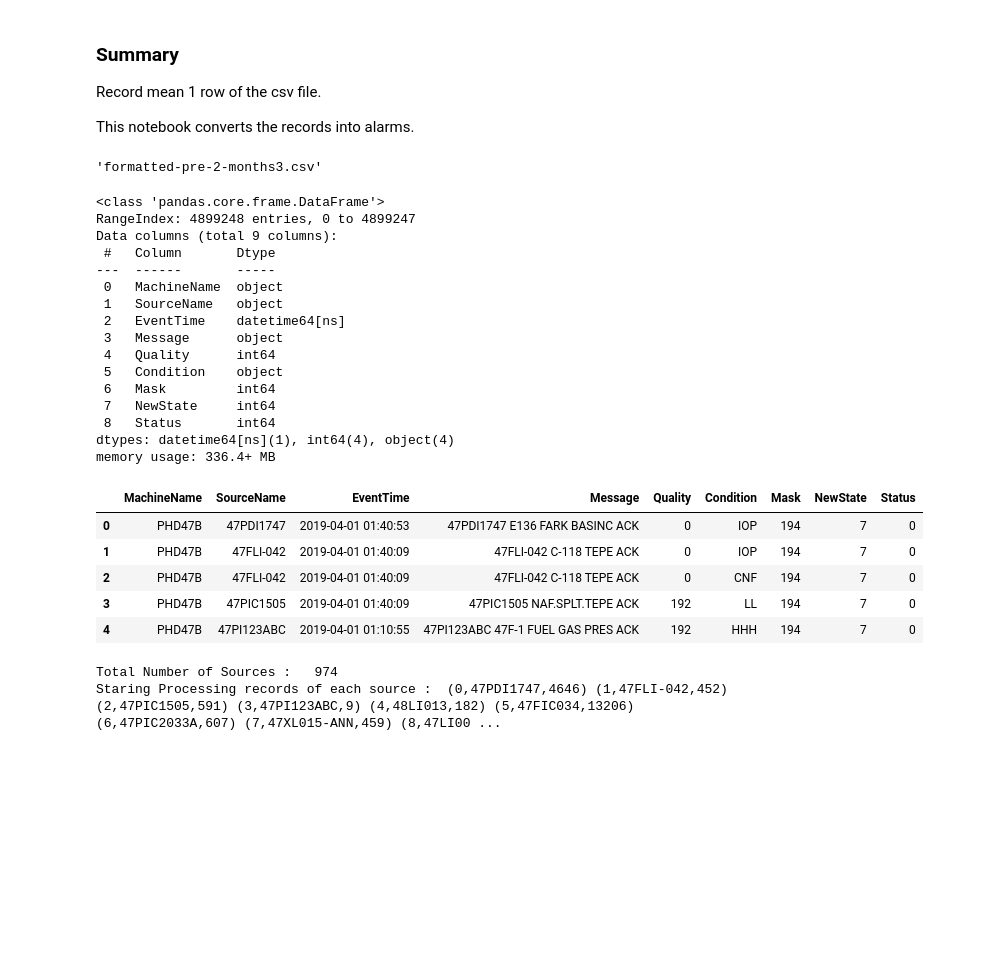
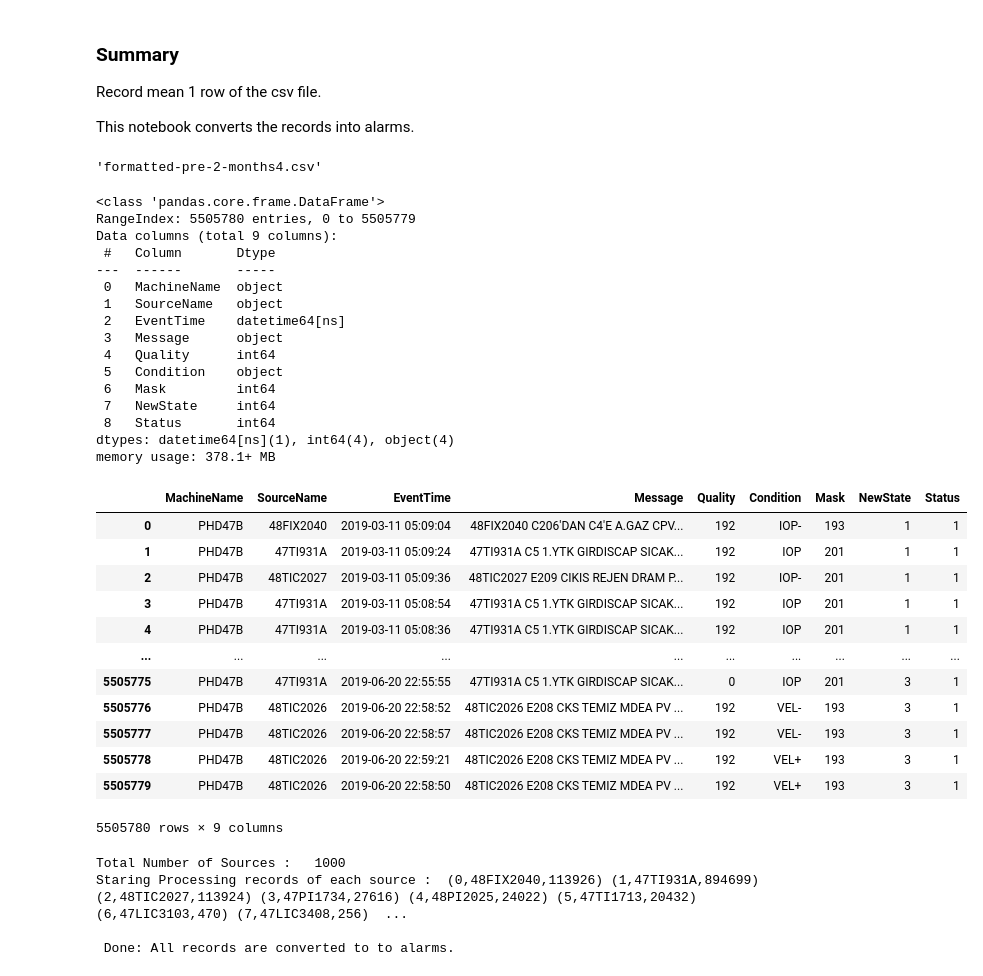
Before and after one commit to warisgill/tupras-analysis, a Jupyter notebook: new-alarm/pre-2.ipynb, the cells around one changed output. Saved outputs shown, nothing was run; the diff lists cells and outputs as text; code cells hidden in the pictures; blank space fills up the shorter version.

```diff
--- a/new-alarm/pre-2.ipynb
+++ b/new-alarm/pre-2.ipynb
@@ -10,12 +10,12 @@ import time
 from alarms import  convertRecordsToAlarms
 start = time.time()
 # %%
-input_fname = "formatted-pre-1-months3.csv"
+input_fname = "formatted-pre-1-months4.csv"
 output_fname = "formatted-pre-2-" + input_fname.split("-")[-1]
 path = "./data/new/"
 output_fname
 # %% [output]
-'formatted-pre-2-months3.csv'
+'formatted-pre-2-months4.csv'
 # %%
 df = pd.read_csv(path + input_fname, low_memory=False, parse_dates=["EventTime"])
 
@@ -28,7 +28,7 @@ df.info()
 # df["EventTime"] = df["EventTime"].apply(lambda d: parse(d))
 # %% [output]
 <class 'pandas.core.frame.DataFrame'>
-RangeIndex: 4899248 entries, 0 to 4899247
+RangeIndex: 5505780 entries, 0 to 5505779
 Data columns (total 9 columns):
  #   Column       Dtype
 ---  ------       -----
@@ -42,16 +42,23 @@ Data columns (total 9 columns):
  7   NewState     int64
  8   Status       int64
 dtypes: datetime64[ns](1), int64(4), object(4)
-memory usage: 336.4+ MB
+memory usage: 378.1+ MB
 # %%
-df.head()
+df
 # %% [output]
 |  | MachineName | SourceName | EventTime | Message | Quality | Condition | Mask | NewState | Status |
-| 0 | PHD47B | 47PDI1747 | 2019-04-01 01:40:53 | 47PDI1747 E136 FARK BASINC ACK | 0 | IOP | 194 | 7 | 0 |
-| 1 | PHD47B | 47FLI-042 | 2019-04-01 01:40:09 | 47FLI-042 C-118 TEPE ACK | 0 | IOP | 194 | 7 | 0 |
-| 2 | PHD47B | 47FLI-042 | 2019-04-01 01:40:09 | 47FLI-042 C-118 TEPE ACK | 0 | CNF | 194 | 7 | 0 |
-| 3 | PHD47B | 47PIC1505 | 2019-04-01 01:40:09 | 47PIC1505 NAF.SPLT.TEPE ACK | 192 | LL | 194 | 7 | 0 |
-| 4 | PHD47B | 47PI123ABC | 2019-04-01 01:10:55 | 47PI123ABC 47F-1 FUEL GAS PRES ACK | 192 | HHH | 194 | 7 | 0 |
+| 0 | PHD47B | 48FIX2040 | 2019-03-11 05:09:04 | 48FIX2040 C206'DAN C4'E A.GAZ CPV... | 192 | IOP- | 193 | 1 | 1 |
+| 1 | PHD47B | 47TI931A | 2019-03-11 05:09:24 | 47TI931A C5 1.YTK GIRDISCAP SICAK... | 192 | IOP | 201 | 1 | 1 |
+| 2 | PHD47B | 48TIC2027 | 2019-03-11 05:09:36 | 48TIC2027 E209 CIKIS REJEN DRAM P... | 192 | IOP- | 201 | 1 | 1 |
+| 3 | PHD47B | 47TI931A | 2019-03-11 05:08:54 | 47TI931A C5 1.YTK GIRDISCAP SICAK... | 192 | IOP | 201 | 1 | 1 |
+| 4 | PHD47B | 47TI931A | 2019-03-11 05:08:36 | 47TI931A C5 1.YTK GIRDISCAP SICAK... | 192 | IOP | 201 | 1 | 1 |
+| ... | ... | ... | ... | ... | ... | ... | ... | ... | ... |
+| 5505775 | PHD47B | 47TI931A | 2019-06-20 22:55:55 | 47TI931A C5 1.YTK GIRDISCAP SICAK... | 0 | IOP | 201 | 3 | 1 |
+| 5505776 | PHD47B | 48TIC2026 | 2019-06-20 22:58:52 | 48TIC2026 E208 CKS TEMIZ MDEA PV ... | 192 | VEL- | 193 | 3 | 1 |
+| 5505777 | PHD47B | 48TIC2026 | 2019-06-20 22:58:57 | 48TIC2026 E208 CKS TEMIZ MDEA PV ... | 192 | VEL- | 193 | 3 | 1 |
+| 5505778 | PHD47B | 48TIC2026 | 2019-06-20 22:59:21 | 48TIC2026 E208 CKS TEMIZ MDEA PV ... | 192 | VEL+ | 193 | 3 | 1 |
+| 5505779 | PHD47B | 48TIC2026 | 2019-06-20 22:58:50 | 48TIC2026 E208 CKS TEMIZ MDEA PV ... | 192 | VEL+ | 193 | 3 | 1 |
+5505780 rows × 9 columns
 # %%
 alarms = []
 print("Total Number of Sources :  ", len(df["SourceName"].unique()))
@@ -70,8 +77,10 @@ for sname in df["SourceName"].unique():
 #         break
 print("\n\n Done: All records are converted to to alarms.")
 # %% [output]
-Total Number of Sources :   974
-Staring Processing records of each source :  (0,47PDI1747,4646) (1,47FLI-042,452) (2,47PIC1505,591) (3,47PI123ABC,9) (4,48LI013,182) (5,47FIC034,13206) (6,47PIC2033A,607) (7,47XL015-ANN,459) (8,47LI00 ...
+Total Number of Sources :   1000
+Staring Processing records of each source :  (0,48FIX2040,113926) (1,47TI931A,894699) (2,48TIC2027,113924) (3,47PI1734,27616) (4,48PI2025,24022) (5,47TI1713,20432) (6,47LIC3103,470) (7,47LIC3408,256)  ...
+
+ Done: All records are converted to to alarms.
 # %%
 df2 = pd.DataFrame(alarms)
 df2.to_csv(path + output_fname, index = False)
```
Also changed, not shown: parts of 1 cell of this notebook, 3 other files.
